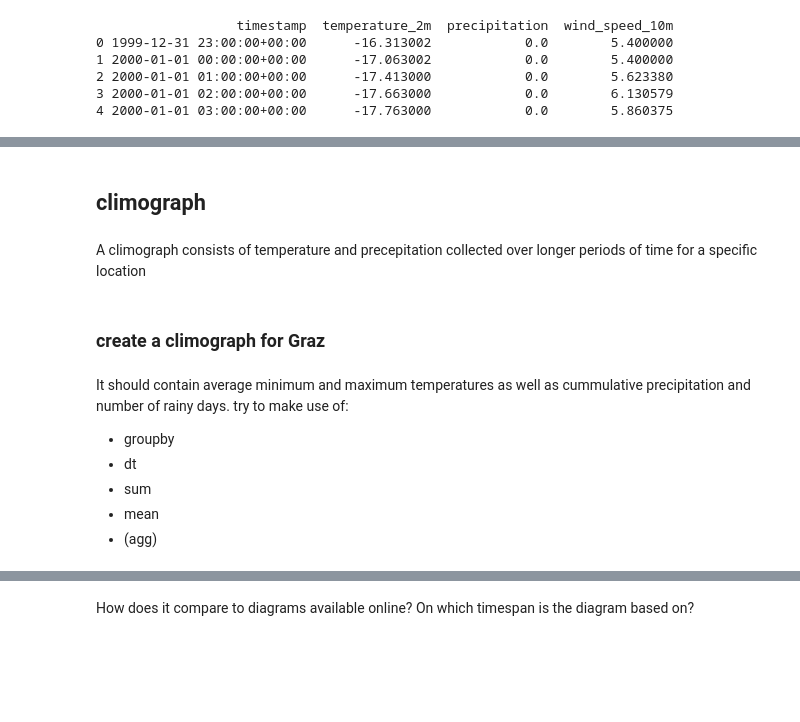
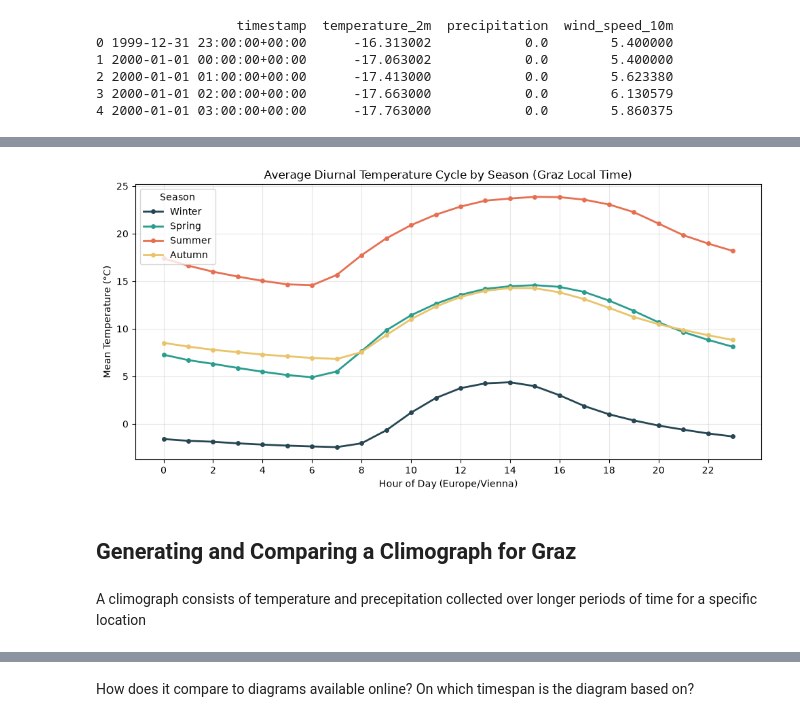
Before and after one commit to finklu/DataAnalysis_Lab02, a Jupyter notebook: Fink_ESE26__DA_Assignment01-Weather.ipynb, the cells around one changed output, grey strips where cells are left out. Cells and saved outputs as stored; diff of their text form; code cells hidden in the pictures; blank space fills up the shorter version.

```diff
--- a/Fink_ESE26__DA_Assignment01-Weather.ipynb
+++ b/Fink_ESE26__DA_Assignment01-Weather.ipynb
@@ -69,14 +192,29 @@ Create a few plots to get an overview over the data, maybe also analyze the Data
+# %%
+# Average by (season, hour), then pivot season into columns (rows = hours 0–23)
+diurnal = df.groupby(["season", "hour"])["temperature_2m"].mean().unstack(level=0)
+season_styles = {
+    "Winter": "#264653",
+    "Spring": "#2a9d8f",
+    "Summer": "#e76f51",
+    "Autumn": "#e9c46a",
+}
+
+fig, ax = plt.subplots(figsize=(10, 5))
+for season, color in season_styles.items():
+    ax.plot(diurnal.index, diurnal[season], marker="o", markersize=4, linewidth=2, color=color, label=season)
+
+ax.set_title("Average Diurnal Temperature Cycle by Season (Graz Local Time)")
+ax.set_xlabel("Hour of Day (Europe/Vienna)")
+ax.set_ylabel("Mean Temperature (°C)")
+ax.set_xticks(range(0, 24, 2))  # label every 2nd hour
+ax.grid(True, alpha=0.3)
+ax.legend(title="Season")
+
+plt.tight_layout()
+plt.show()
+# %% [output]
+[figure, added]
 # %% [markdown]
-## climograph
+## Generating and Comparing a Climograph for Graz
 # %% [markdown]
 A climograph consists of temperature and precepitation collected over longer periods of time for a specific location
-# %% [markdown]
-### create a climograph for Graz
-# %% [markdown]
-It should contain average minimum and maximum temperatures as well as cummulative precipitation and number of rainy days.
-try to make use of:
-- groupby
-- dt
-- sum
-- mean
-- (agg)
```
Also changed, not shown: parts of 23 cells of this notebook.
